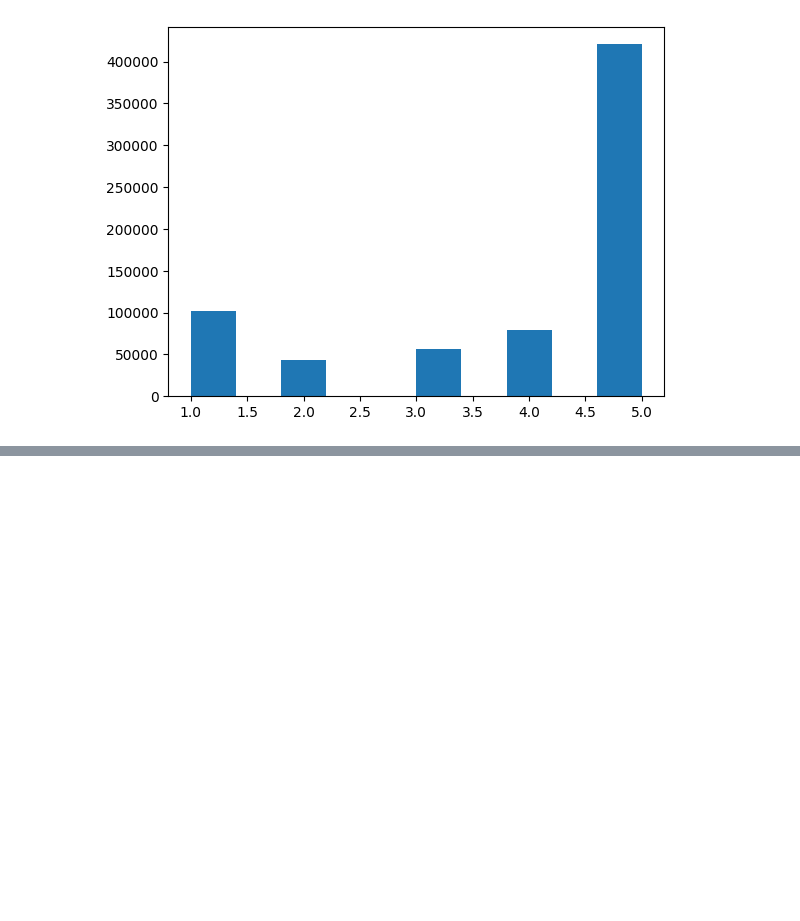
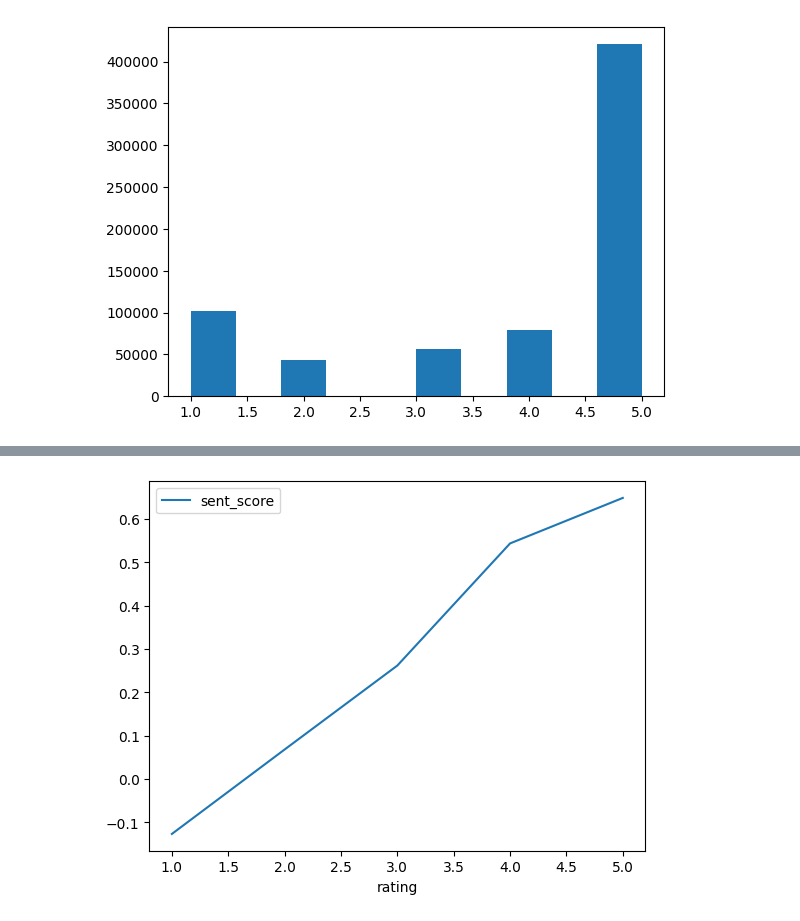
Before and after one commit to SantianLin/NLPproj2024, a Jupyter notebook: title.ipynb, the cells around one changed output, grey strips where cells are left out. Saved outputs shown, nothing was run; the diff lists cells and outputs as text; code cells hidden in the pictures; blank space fills up the shorter version.

```diff
--- a/title.ipynb
+++ b/title.ipynb
@@ -32,9 +32,21 @@ device = torch.device("cuda" if torch.cuda.is_available() else "cpu")
 print(device)
 # %% [output]
 OSError: [WinError 127] The specified procedure could not be found. Error loading "C:\Users\Mason\AppData\Local\Packages\PythonSoftwareFoundation.Python.3.11_qbz5n2kfra8p0\LocalCache\local-packages\Py ...
+# %%
+from vaderSentiment.vaderSentiment import SentimentIntensityAnalyzer
+sentimentAnalyser = SentimentIntensityAnalyzer()
+
+def calculate_sentiment(text):
+    # Run VADER on the text
+    scores = sentimentAnalyser.polarity_scores(text)
+    # Extract the compound score
+    compound_score = scores['compound']
+    # Return compound score
+    return compound_score
 # %%
 ratings = []
 time = []
+sent_score = []
 plt.rcParams['agg.path.chunksize'] = 10000
 for review in dataset["full"]:
     ratings.append(review['rating'])
@@ -42,6 +54,8 @@ for review in dataset["full"]:
     dt_obj = datetime.fromtimestamp(review['timestamp']/1000)
     # print(dt_obj)
     time.append(dt_obj)
+    sent_score.append(calculate_sentiment(review['text']))
+
 plt.hist(ratings)
 # plt.scatter(time, ratings)
 # %% [output]
@@ -50,3 +64,14 @@ plt.hist(ratings)
  array([1. , 1.4, 1.8, 2.2, 2.6, 3. , 3.4, 3.8, 4.2, 4.6, 5. ]),
  <BarContainer object of 10 artists>)
 [figure]
+# %%
+df1 = pd.DataFrame({'time': time, 'rating': ratings, 'sent_score': sent_score})
+print(df1.head())
+df1_mean = df1.resample('MS', on='time').mean().dropna()
+# df1_mean.columns
+# df1_mean.plot(y='rating', use_index=True).get_figure()
+df1_mean_sent = df1.groupby('rating').mean().dropna()
+fig = df1_mean_sent.plot(y='sent_score', use_index=True).get_figure()
+fig.savefig('sent_AB.png')
+# plt.scatter(df1['rating'], df1['sent_score'])
+# %% [output]
@@ -53,3 +84,4 @@ plt.hist(ratings)
+[figure, added]
 # %%
 # Define a simple Encoder
 class Encoder(nn.Module):
```
Also changed, not shown: parts of 1 cell of this notebook, 3 other files.
